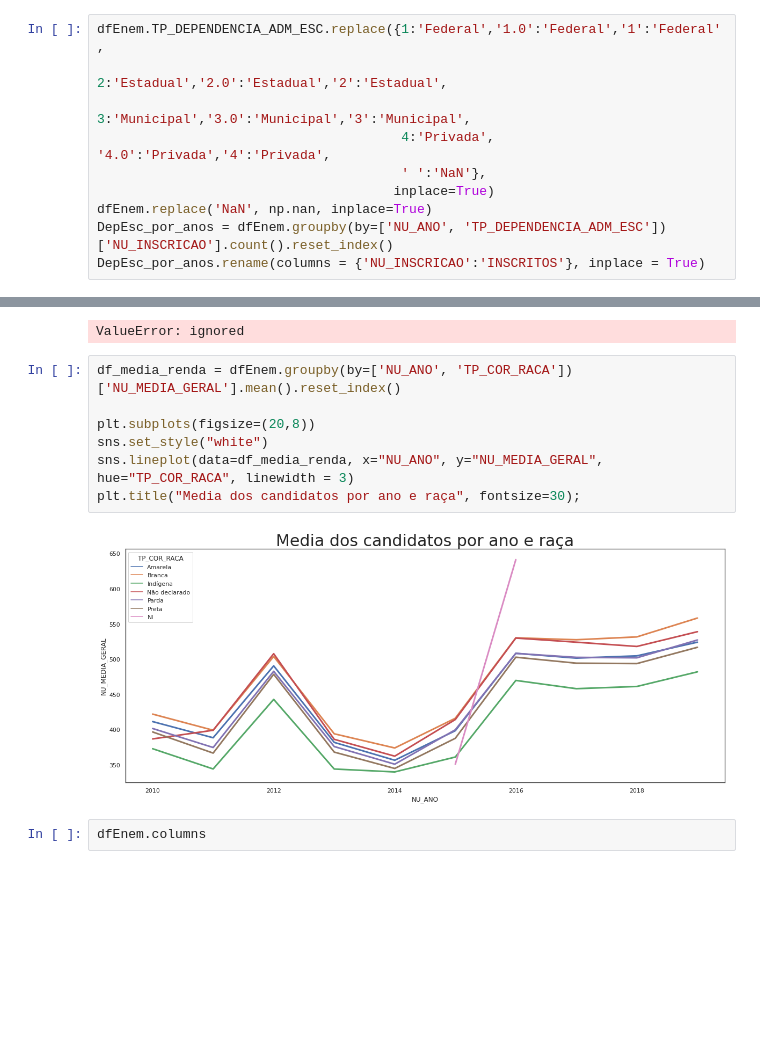
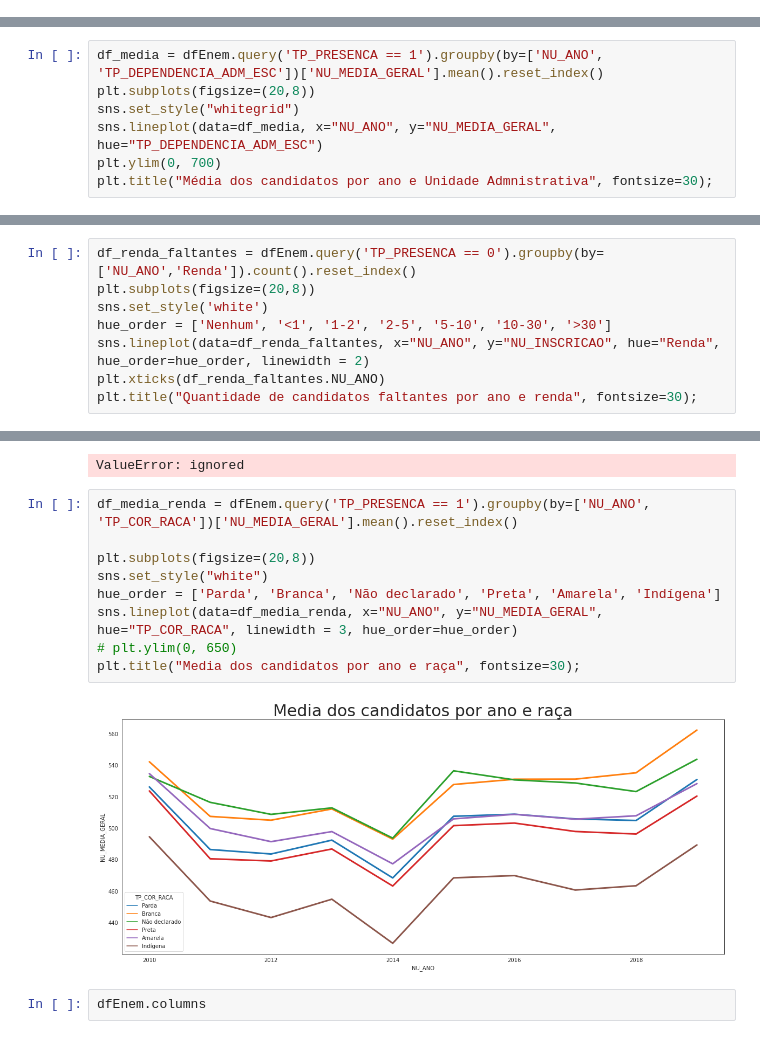
Before and after one commit to mariaeco/ICD_project_Maria, a Jupyter notebook: ProjetoICD_Maria_ExploracaoInicial.ipynb, the cells around one changed output, grey strips where cells are left out. Cells and saved outputs as stored; diff of their text form; blank space fills up the shorter version.

```diff
--- a/ProjetoICD_Maria_ExploracaoInicial.ipynb
+++ b/ProjetoICD_Maria_ExploracaoInicial.ipynb
@@ -209,10 +199,0 @@ plt.title("Inscritos por ano e por raça", fontsize=30);
-# %%
-dfEnem.TP_DEPENDENCIA_ADM_ESC.replace({1:'Federal','1.0':'Federal','1':'Federal',
-                                       2:'Estadual','2.0':'Estadual','2':'Estadual',
-                                       3:'Municipal','3.0':'Municipal','3':'Municipal',
-                                       4:'Privada', '4.0':'Privada','4':'Privada',
-                                       ' ':'NaN'},
-                                      inplace=True)
-dfEnem.replace('NaN', np.nan, inplace=True)
-DepEsc_por_anos = dfEnem.groupby(by=['NU_ANO', 'TP_DEPENDENCIA_ADM_ESC'])['NU_INSCRICAO'].count().reset_index()
-DepEsc_por_anos.rename(columns = {'NU_INSCRICAO':'INSCRITOS'}, inplace = True)
@@ -283,0 +265,7 @@ plt.title("Media dos candidatos por ano e por sexo", fontsize=30);
+# %%
+df_media = dfEnem.query('TP_PRESENCA == 1').groupby(by=['NU_ANO', 'TP_DEPENDENCIA_ADM_ESC'])['NU_MEDIA_GERAL'].mean().reset_index()
+plt.subplots(figsize=(20,8))
+sns.set_style("whitegrid")
+sns.lineplot(data=df_media, x="NU_ANO", y="NU_MEDIA_GERAL", hue="TP_DEPENDENCIA_ADM_ESC")
+plt.ylim(0, 700)
+plt.title("Média dos candidatos por ano e Unidade Admnistrativa", fontsize=30);
@@ -293,0 +284,8 @@ plt.title("Media dos candidatos por ano e renda", fontsize=30);
+# %%
+df_renda_faltantes = dfEnem.query('TP_PRESENCA == 0').groupby(by=['NU_ANO','Renda']).count().reset_index()
+plt.subplots(figsize=(20,8))
+sns.set_style('white')
+hue_order = ['Nenhum', '<1', '1-2', '2-5', '5-10', '10-30', '>30']
+sns.lineplot(data=df_renda_faltantes, x="NU_ANO", y="NU_INSCRICAO", hue="Renda", hue_order=hue_order, linewidth = 2)
+plt.xticks(df_renda_faltantes.NU_ANO)
+plt.title("Quantidade de candidatos faltantes por ano e renda", fontsize=30);
@@ -300,14 +300,16 @@ grafico_temporal(df_media_renda, ['NU_MEDIA_GERAL'], ['TP_COR_RACA'])
 # %% [output]
 ValueError: ignored
 # %%
-df_media_renda = dfEnem.groupby(by=['NU_ANO', 'TP_COR_RACA'])['NU_MEDIA_GERAL'].mean().reset_index()
+df_media_renda = dfEnem.query('TP_PRESENCA == 1').groupby(by=['NU_ANO', 'TP_COR_RACA'])['NU_MEDIA_GERAL'].mean().reset_index()
 
 plt.subplots(figsize=(20,8))
 sns.set_style("white")
-sns.lineplot(data=df_media_renda, x="NU_ANO", y="NU_MEDIA_GERAL", hue="TP_COR_RACA", linewidth = 3)
+hue_order = ['Parda', 'Branca', 'Não declarado', 'Preta', 'Amarela', 'Indígena']
+sns.lineplot(data=df_media_renda, x="NU_ANO", y="NU_MEDIA_GERAL", hue="TP_COR_RACA", linewidth = 3, hue_order=hue_order)
+# plt.ylim(0, 650)
 plt.title("Media dos candidatos por ano e raça", fontsize=30);
 # %% [output]
-[figure, old version]
+[figure, new version]
 # %%
 dfEnem.columns
 # %% [output]
```
Also changed, not shown: parts of 21 cells of this notebook.
